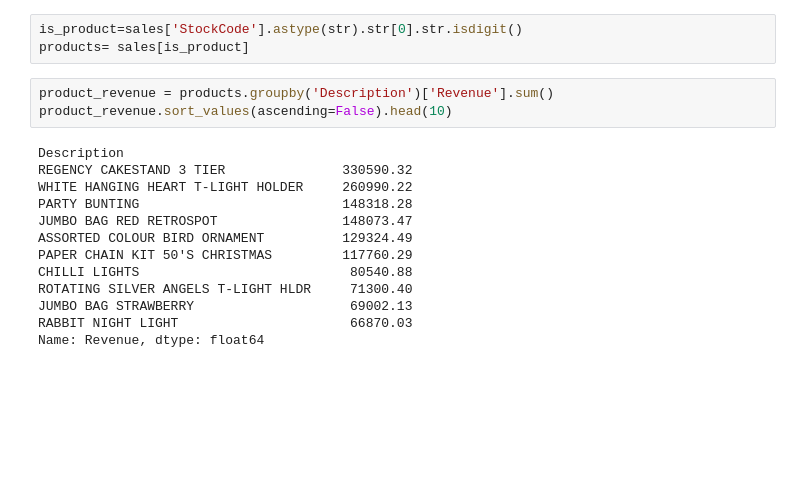
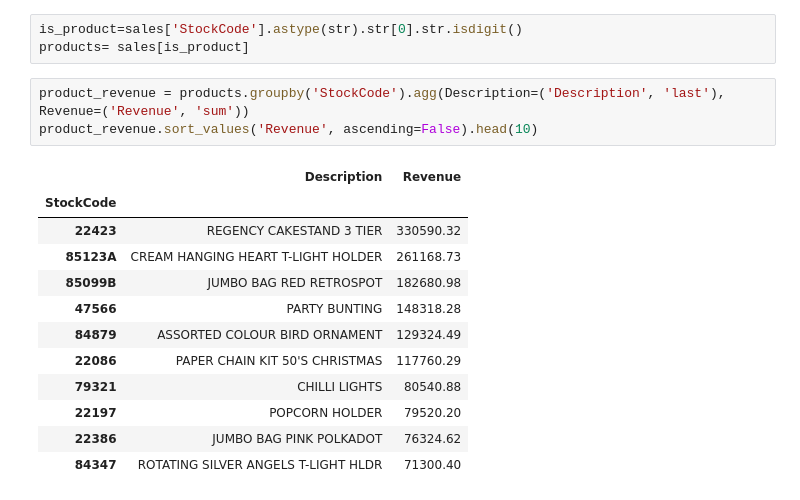
Before and after one commit to mohamadsfares/retail-sales-analysis, a Jupyter notebook: 02_analysis.ipynb, the cells around one changed output. Drawn from its saved outputs; the diff is of its cells as text; blank space fills up the shorter version.

```diff
--- a/02_analysis.ipynb
+++ b/02_analysis.ipynb
@@ -6,18 +7,18 @@ sales=pd.read_csv('data/sales_clean.csv',parse_dates=['InvoiceDate'])
 is_product=sales['StockCode'].astype(str).str[0].str.isdigit()
 products= sales[is_product]
 # %%
-product_revenue = products.groupby('Description')['Revenue'].sum()
-product_revenue.sort_values(ascending=False).head(10)
+product_revenue = products.groupby('StockCode').agg(Description=('Description', 'last'), Revenue=('Revenue', 'sum'))
+product_revenue.sort_values('Revenue', ascending=False).head(10)
 # %% [output]
-Description
-REGENCY CAKESTAND 3 TIER               330590.32
-WHITE HANGING HEART T-LIGHT HOLDER     260990.22
-PARTY BUNTING                          148318.28
-JUMBO BAG RED RETROSPOT                148073.47
-ASSORTED COLOUR BIRD ORNAMENT          129324.49
-PAPER CHAIN KIT 50'S CHRISTMAS         117760.29
-CHILLI LIGHTS                           80540.88
-ROTATING SILVER ANGELS T-LIGHT HLDR     71300.40
-JUMBO BAG STRAWBERRY                    69002.13
-RABBIT NIGHT LIGHT                      66870.03
-Name: Revenue, dtype: float64
+|  | Description | Revenue |
+| StockCode |  |  |
+| 22423 | REGENCY CAKESTAND 3 TIER | 330590.32 |
+| 85123A | CREAM HANGING HEART T-LIGHT HOLDER | 261168.73 |
+| 85099B | JUMBO BAG RED RETROSPOT | 182680.98 |
+| 47566 | PARTY BUNTING | 148318.28 |
+| 84879 | ASSORTED COLOUR BIRD ORNAMENT | 129324.49 |
+| 22086 | PAPER CHAIN KIT 50'S CHRISTMAS | 117760.29 |
+| 79321 | CHILLI LIGHTS | 80540.88 |
+| 22197 | POPCORN HOLDER | 79520.20 |
+| 22386 | JUMBO BAG PINK POLKADOT | 76324.62 |
+| 84347 | ROTATING SILVER ANGELS T-LIGHT HLDR | 71300.40 |
```
Also changed, not shown: parts of 8 cells of this notebook, 3 other files.
